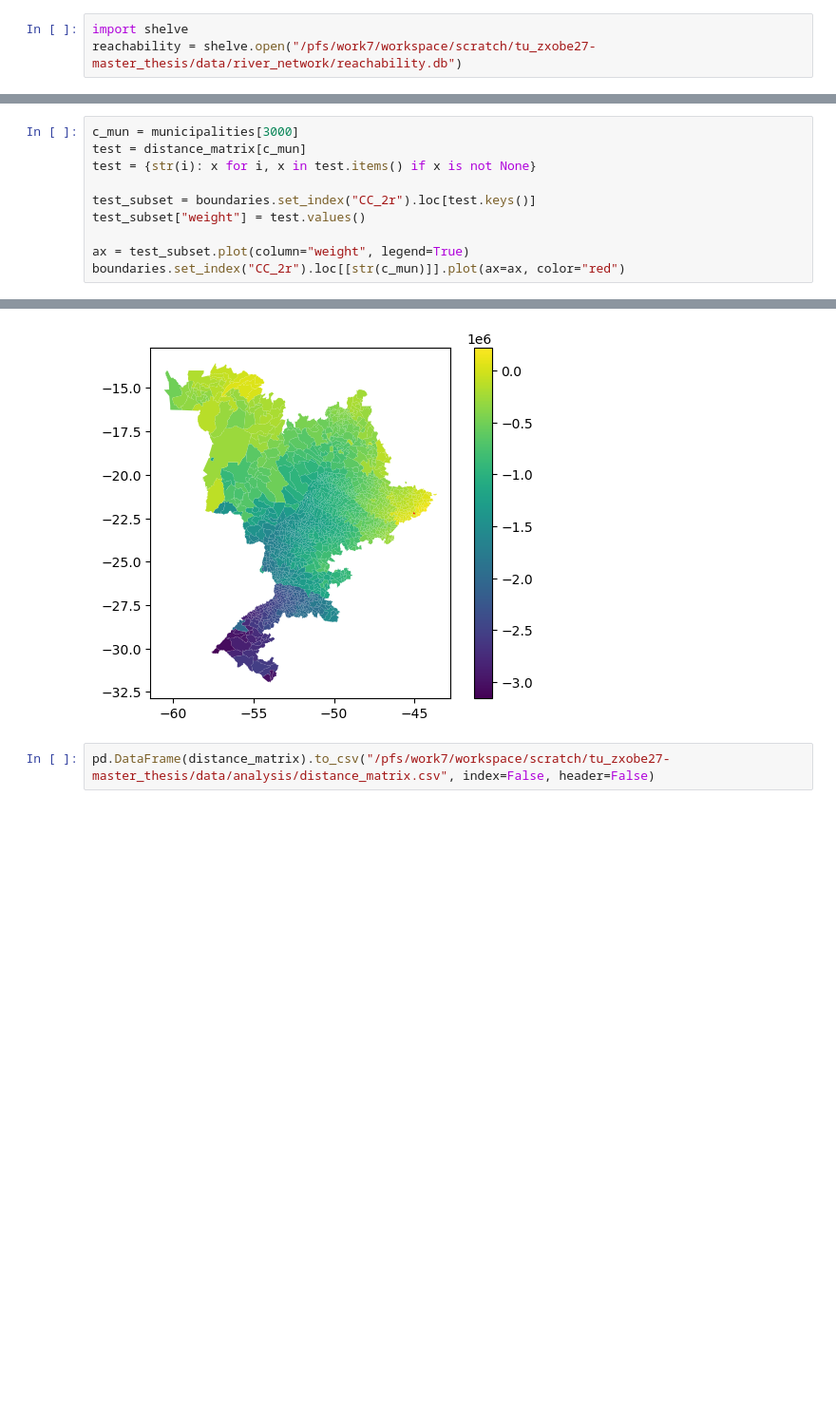
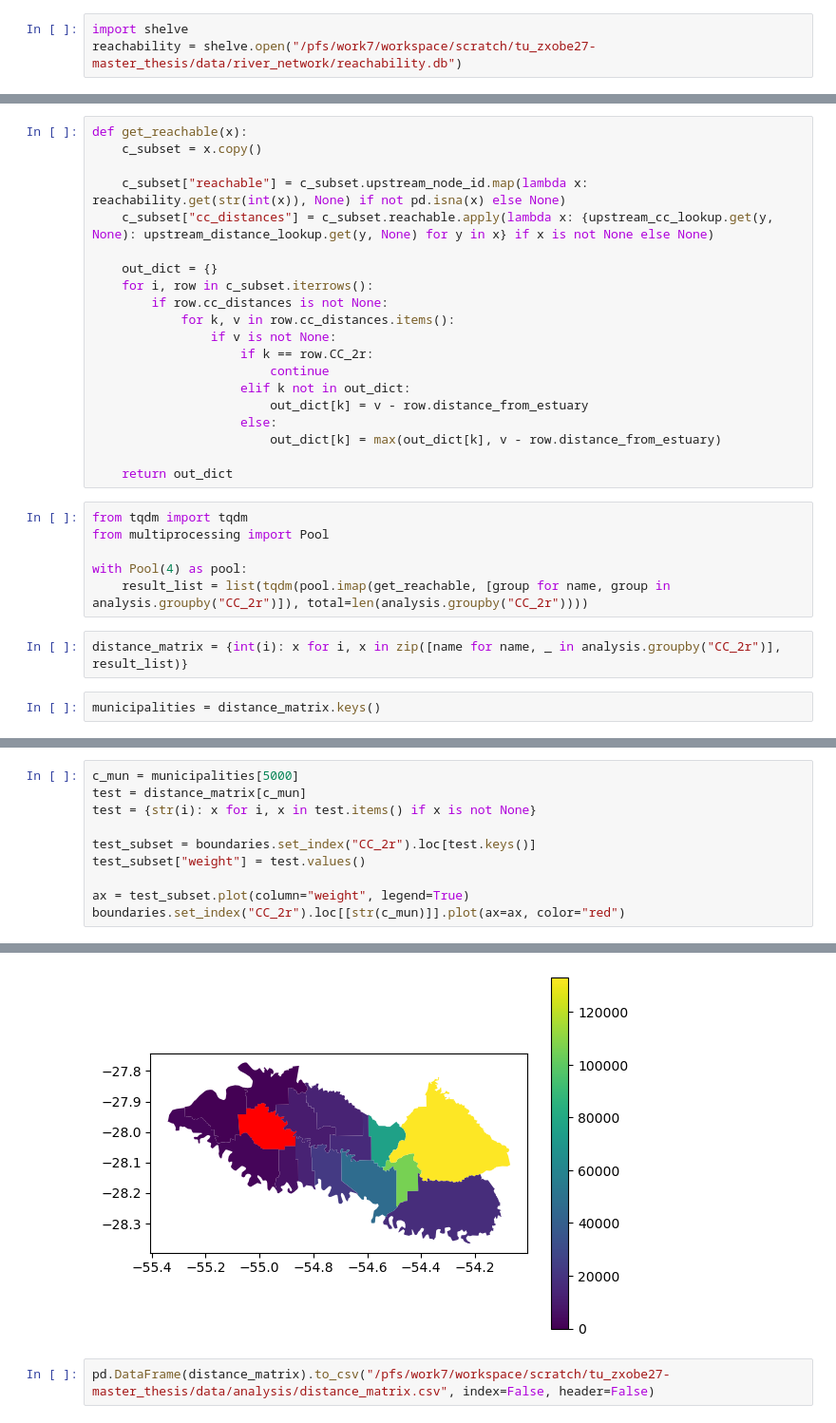
Before and after one commit to felixschulz385/Masterthesis, a Jupyter notebook: code/experiments/final_experiments.ipynb, the cells around one changed output, grey strips where cells are left out. Shown at 95% size. Drawn from its saved outputs; the diff is of its cells as text; blank space fills up the shorter version.

Commit message:
Added experiments for distance weighting

```diff
--- a/code/experiments/final_experiments.ipynb
+++ b/code/experiments/final_experiments.ipynb
@@ -104,0 +44,30 @@ KeyboardInterrupt:
+# %%
+def get_reachable(x):
+    c_subset = x.copy()
+
+    c_subset["reachable"] = c_subset.upstream_node_id.map(lambda x: reachability.get(str(int(x)), None) if not pd.isna(x) else None)
+    c_subset["cc_distances"] = c_subset.reachable.apply(lambda x: {upstream_cc_lookup.get(y, None): upstream_distance_lookup.get(y, None) for y in x} if x is not None else None)
+
+    out_dict = {}
+    for i, row in c_subset.iterrows():
+        if row.cc_distances is not None:
+            for k, v in row.cc_distances.items():
+                if v is not None:
+                    if k == row.CC_2r:
+                        continue
+                    elif k not in out_dict:
+                        out_dict[k] = v - row.distance_from_estuary
+                    else:
+                        out_dict[k] = max(out_dict[k], v - row.distance_from_estuary)
+
+    return out_dict
+# %%
+from tqdm import tqdm
+from multiprocessing import Pool
+
+with Pool(4) as pool:
+    result_list = list(tqdm(pool.imap(get_reachable, [group for name, group in analysis.groupby("CC_2r")]), total=len(analysis.groupby("CC_2r"))))
+# %%
+distance_matrix = {int(i): x for i, x in zip([name for name, _ in analysis.groupby("CC_2r")], result_list)}
+# %%
+municipalities = distance_matrix.keys()
@@ -105,16 +120,16 @@ KeyboardInterrupt:
 # %%
-c_mun = municipalities[3000]
+c_mun = municipalities[5000]
 test = distance_matrix[c_mun]
 test = {str(i): x for i, x in test.items() if x is not None}
 
 test_subset = boundaries.set_index("CC_2r").loc[test.keys()]
 test_subset["weight"] = test.values()
 
 ax = test_subset.plot(column="weight", legend=True)
 boundaries.set_index("CC_2r").loc[[str(c_mun)]].plot(ax=ax, color="red")
 # %% [output]
 <Axes: >
-[figure, old version]
+[figure, new version]
 # %%
 pd.DataFrame(distance_matrix).to_csv("/pfs/work7/workspace/scratch/tu_zxobe27-master_thesis/data/analysis/distance_matrix.csv", index=False, header=False)
 # %%
```
Also changed, not shown: parts of 22 cells of this notebook, 7 other files.
